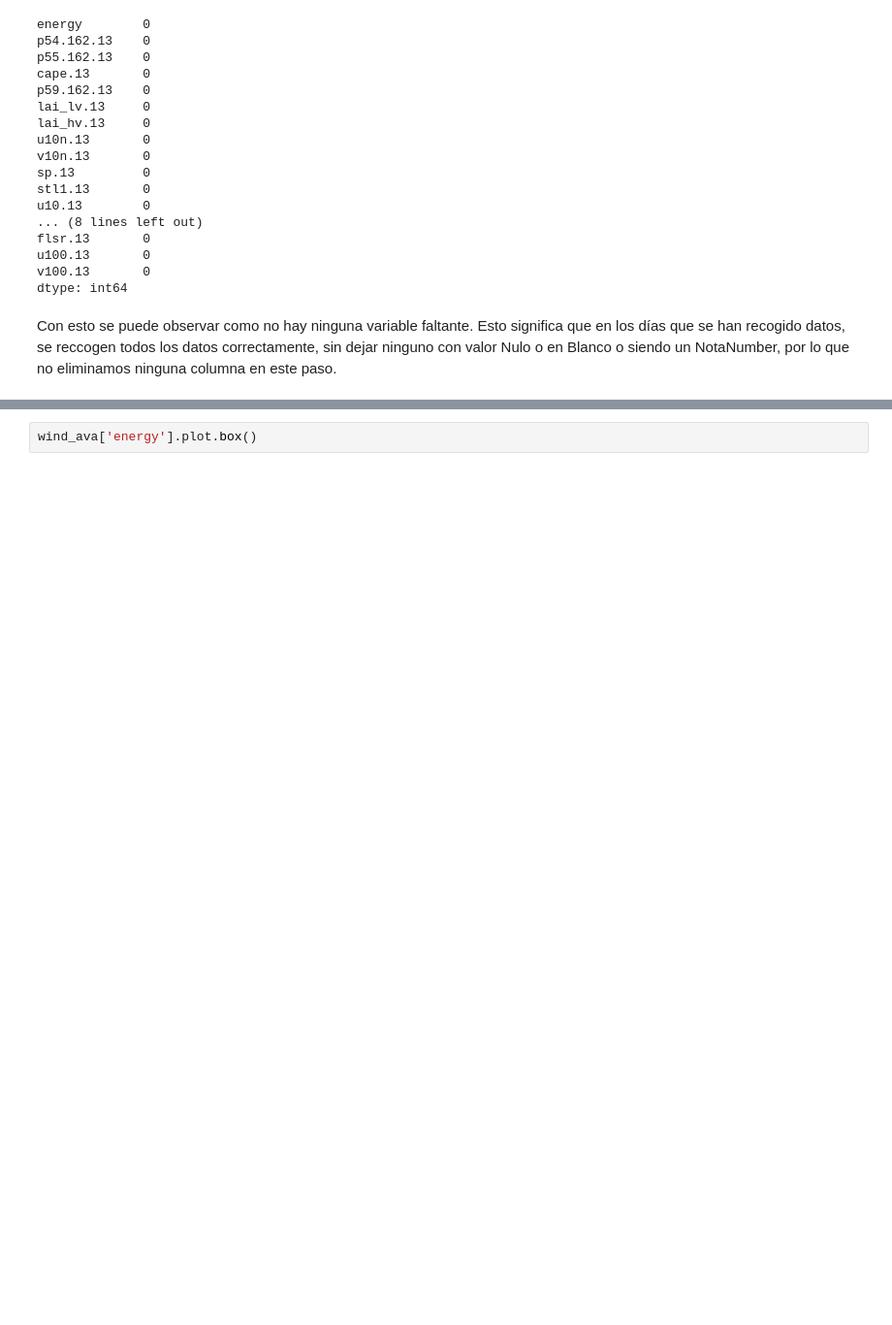
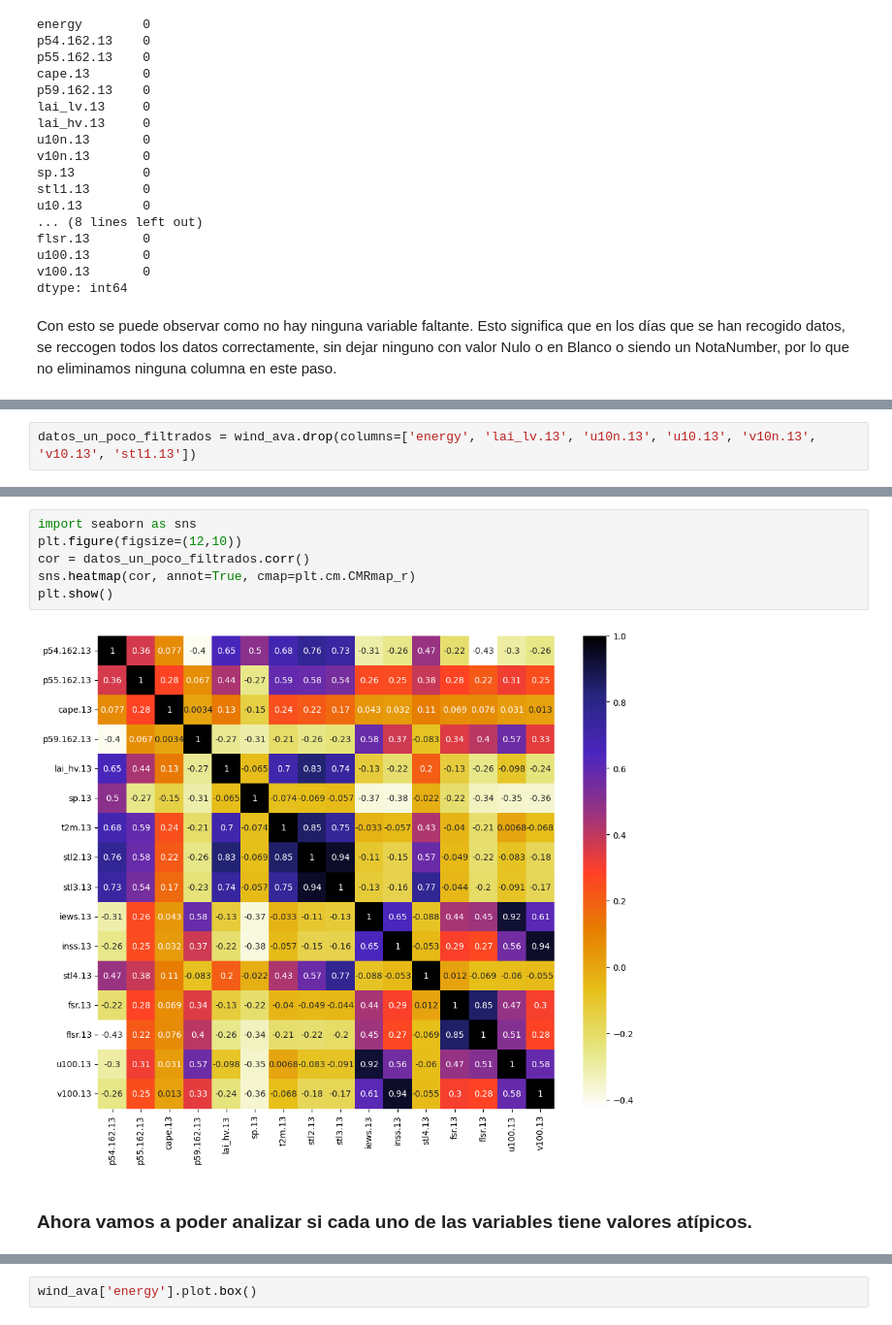
Before and after one commit to NicolasLamotteUC3M/p1_aprendizaje_automatico_Jaime_Nicolas, a Jupyter notebook: NotebookFinal.ipynb, the cells around one changed output, grey strips where cells are left out. Shown at 97% size. Saved outputs shown, nothing was run; the diff lists cells and outputs as text; blank space fills up the shorter version.

```diff
--- a/NotebookFinal.ipynb
+++ b/NotebookFinal.ipynb
@@ -210,0 +216,2 @@ Por último vamos a observar si hay valores atípicos en cuanto a la energía.
+# %%
+datos_un_poco_filtrados = wind_ava.drop(columns=['energy', 'lai_lv.13', 'u10n.13', 'u10.13', 'v10n.13', 'v10.13', 'stl1.13'])
@@ -210,0 +235,10 @@ Por último vamos a observar si hay valores atípicos en cuanto a la energía.
+# %%
+import seaborn as sns
+plt.figure(figsize=(12,10))
+cor = datos_un_poco_filtrados.corr()
+sns.heatmap(cor, annot=True, cmap=plt.cm.CMRmap_r)
+plt.show()
+# %% [output]
+[figure, added]
+# %% [markdown]
+### Ahora vamos a poder analizar si cada uno de las variables tiene valores atípicos.
```
Also changed, not shown: parts of 45 cells of this notebook.
